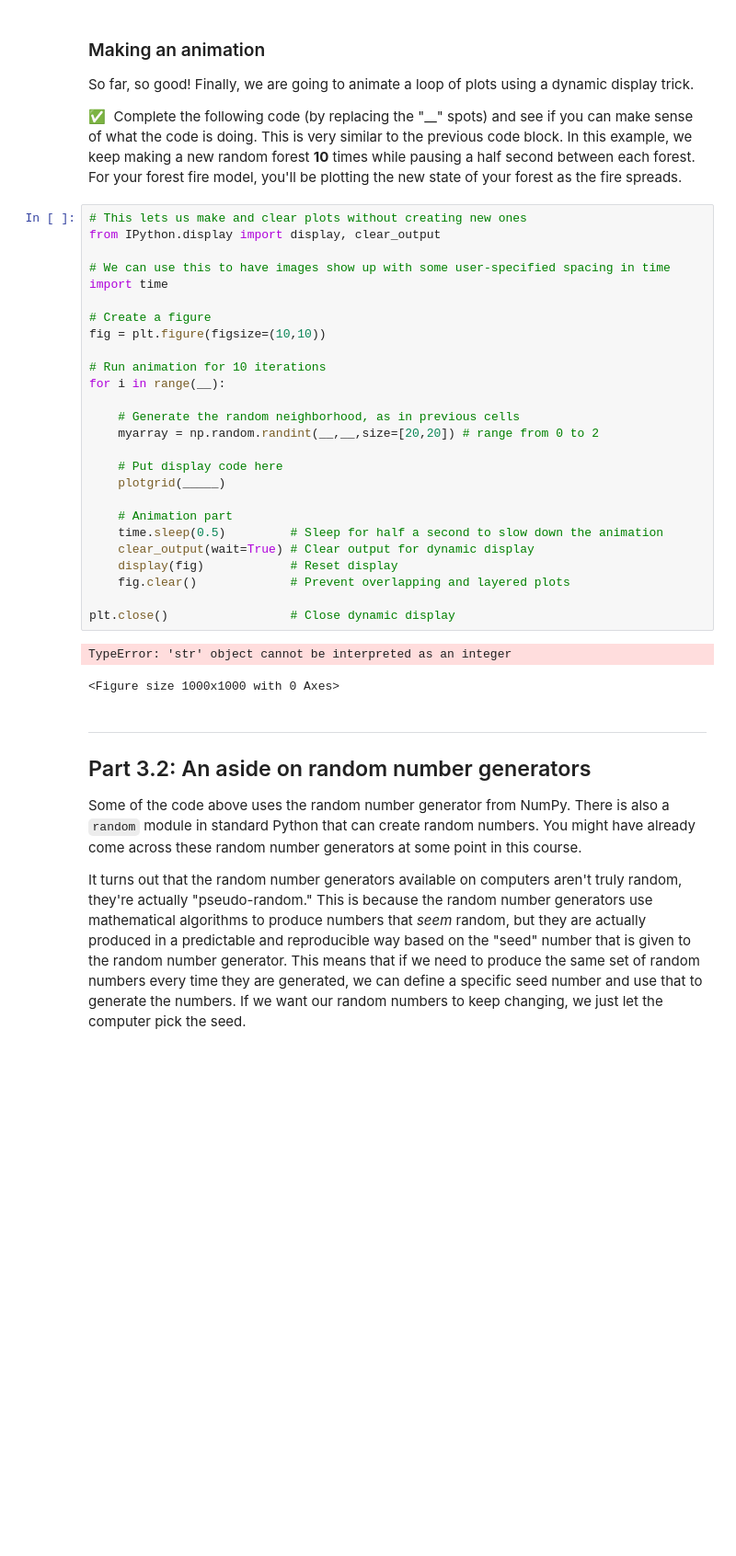
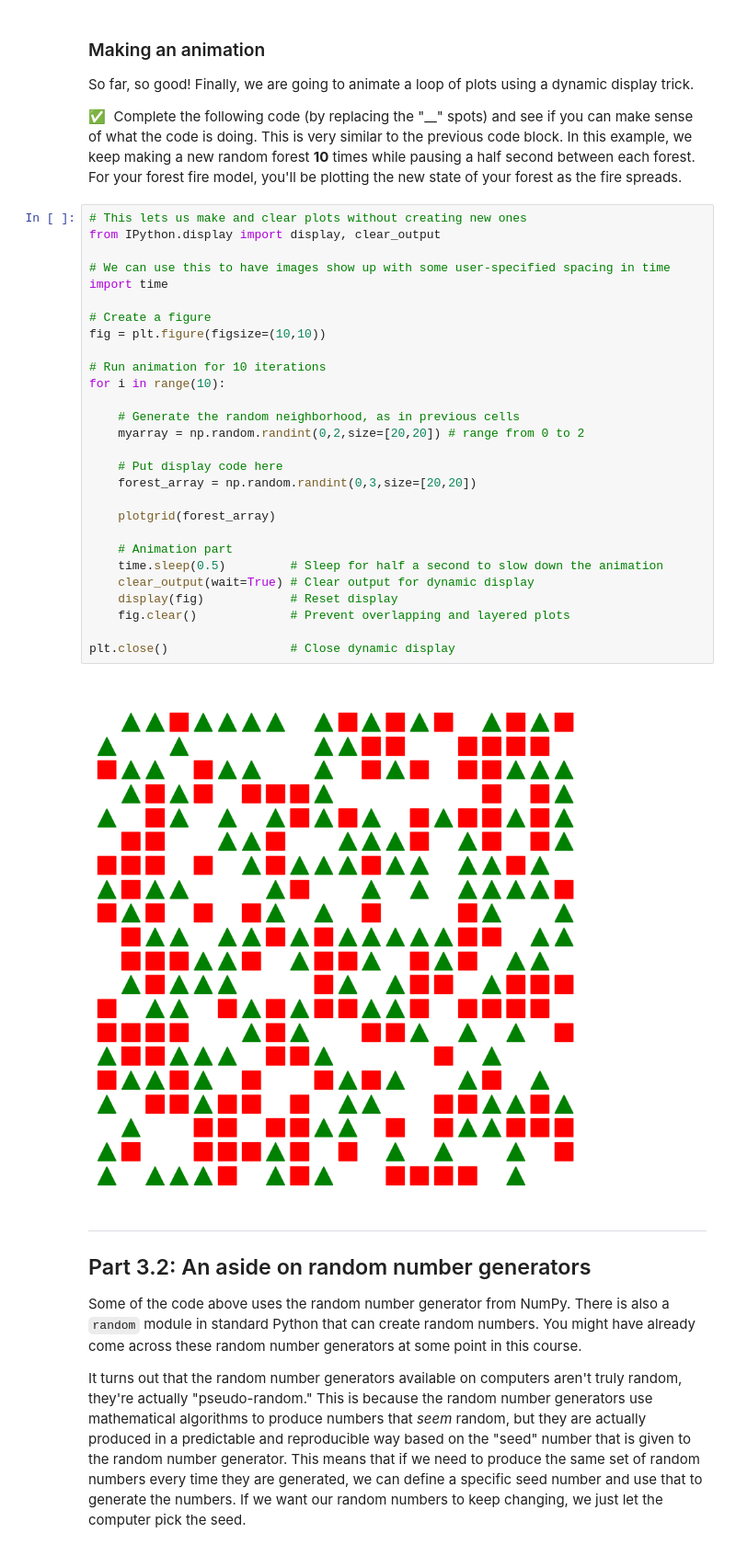
Before and after one commit to andrew-koren/cautious-adventure, a Jupyter notebook: my stuff/cmse/Day-22_Pre-Class_ABMForestFire-STUDENT.ipynb, the cells around one changed output. Shown at 92% size. Saved outputs shown, nothing was run; the diff lists cells and outputs as text; blank space fills up the shorter version.

```diff
--- a/my stuff/cmse/Day-22_Pre-Class_ABMForestFire-STUDENT.ipynb
+++ b/my stuff/cmse/Day-22_Pre-Class_ABMForestFire-STUDENT.ipynb
@@ -159,32 +159,33 @@ So far, so good! Finally, we are going to animate a loop of plots using a dynami
 # %%
 # This lets us make and clear plots without creating new ones
 from IPython.display import display, clear_output
 
 # We can use this to have images show up with some user-specified spacing in time
 import time
 
 # Create a figure
 fig = plt.figure(figsize=(10,10))
 
 # Run animation for 10 iterations
-for i in range(__):
+for i in range(10):
 
     # Generate the random neighborhood, as in previous cells
-    myarray = np.random.randint(__,__,size=[20,20]) # range from 0 to 2
+    myarray = np.random.randint(0,2,size=[20,20]) # range from 0 to 2
 
     # Put display code here
-    plotgrid(_____)
+    forest_array = np.random.randint(0,3,size=[20,20])
+
+    plotgrid(forest_array)
 
     # Animation part
     time.sleep(0.5)         # Sleep for half a second to slow down the animation
     clear_output(wait=True) # Clear output for dynamic display
     display(fig)            # Reset display
     fig.clear()             # Prevent overlapping and layered plots
 
 plt.close()                 # Close dynamic display
 # %% [output]
-TypeError: 'str' object cannot be interpreted as an integer
-<Figure size 1000x1000 with 0 Axes>
+[figure, added]
 # %% [markdown]
 ---
 ## Part 3.2: An aside on random number generators
```
Also changed, not shown: parts of 12 cells of this notebook.
